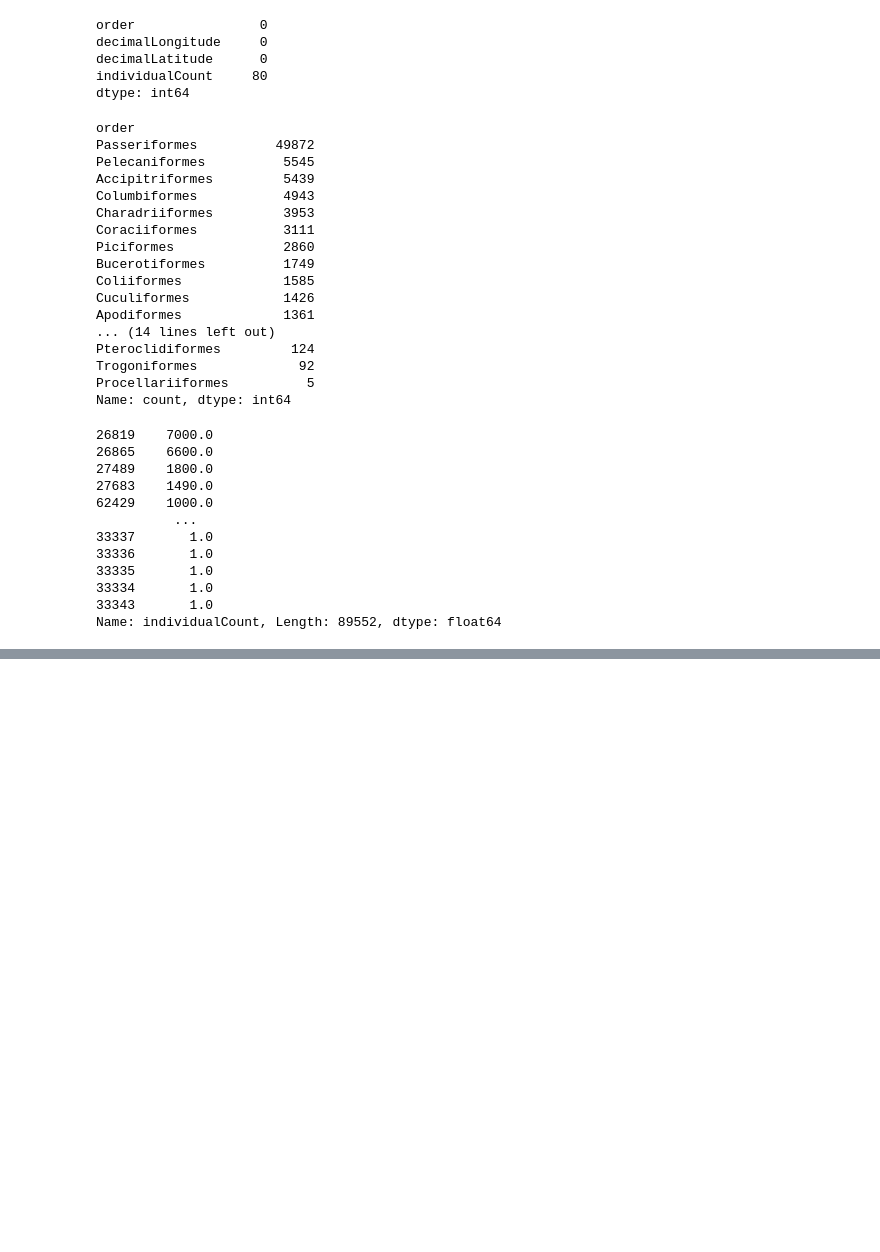
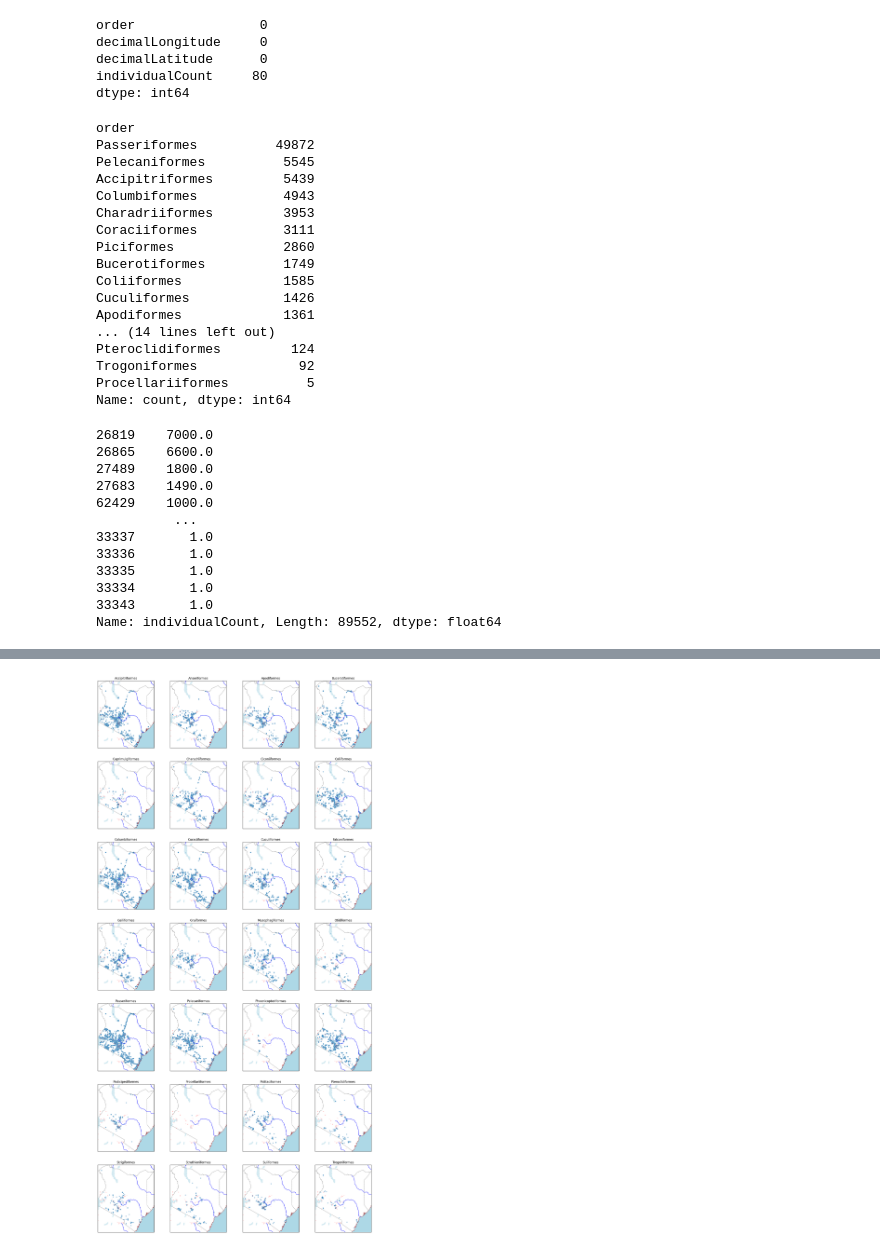
Before and after one commit to zahra-zibzee/Environmental-Data-Analysis, a Jupyter notebook: Project2/question1.ipynb, the cells around one changed output, grey strips where cells are left out. Drawn from its saved outputs; the diff is of its cells as text; code cells hidden in the pictures; blank space fills up the shorter version.

```diff
--- a/Project2/question1.ipynb
+++ b/Project2/question1.ipynb
@@ -232,0 +283,21 @@ plt.show()
+# %%
+fig, axes = plt.subplots(7, 4, figsize=(20, 40), subplot_kw={"projection": ccrs.PlateCarree()})
+
+for ax, (order, data) in zip(axes.ravel(), df.groupby("order")):
+    assert data["order"].nunique() == 1, "Data must be grouped by order"
+    draw_kenya(ax, legend=False)
+    ax.set_title(order)
+    sns.scatterplot(
+        data=data,
+        x="decimalLongitude",
+        y="decimalLatitude",
+        size="individualCount",
+        alpha=0.5,
+        ax=ax,
+        legend=False,
+    )
+
+# plt.tight_layout()
+plt.show()
+# %% [output]
+[figure, added]
```
Also changed, not shown: parts of 4 cells of this notebook.
